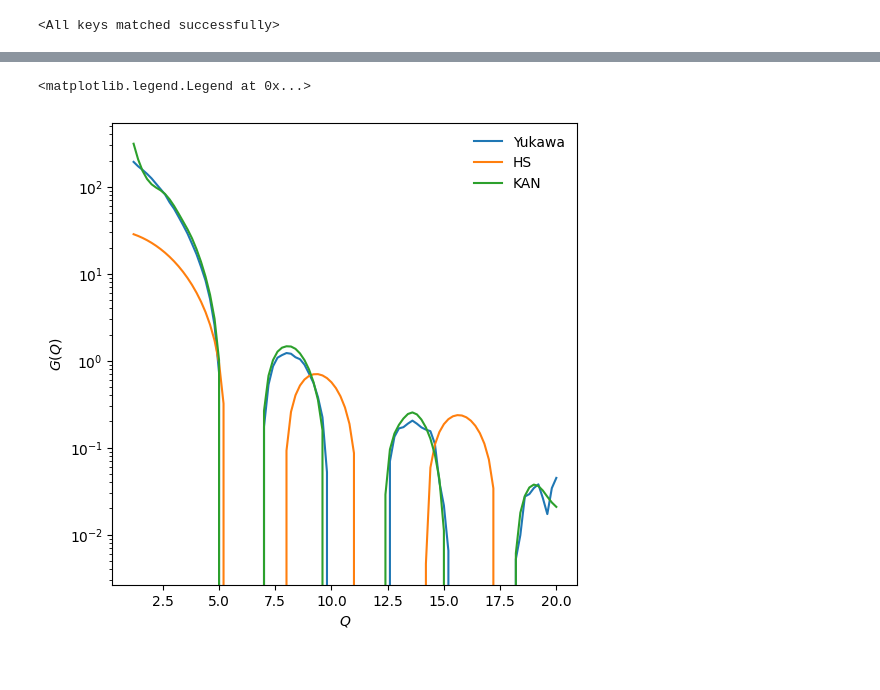
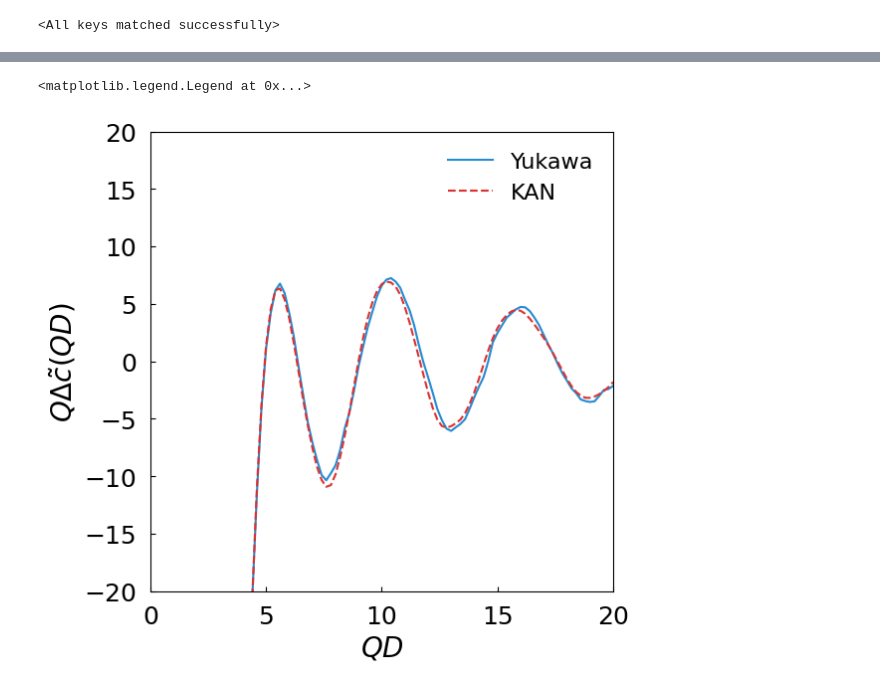
Before and after one commit to ch-tung/SQ_KAN, a Jupyter notebook: Figures_KAN_c_q.ipynb, the cells around one changed output, grey strips where cells are left out. Drawn from its saved outputs; the diff is of its cells as text; code cells hidden in the pictures.

```diff
--- a/Figures_KAN_c_q.ipynb
+++ b/Figures_KAN_c_q.ipynb
@@ -126,7 +165,7 @@ saving model version 0.0
 checkpoint directory created: ./model
 saving model version 0.0
 # %%
-model_KAN.load_state_dict(torch.load('./saved_model/KAN/model_9_7_sin_full_ft.pth'))
+model_KAN.load_state_dict(torch.load('./saved_model/KAN/model_9_7_sin_full_cq.pth'))
 # %% [output]
 <All keys matched successfully>
 # %%
@@ -232,39 +311,41 @@ def G_hs_np(phi, Q):
 # %%
-params = np.array([0.3,0.3,10])
-index = id_params(params)
-params_index = parameters_list[index]
-Q_random = np.sort(np.random.rand(250)*20)
-x_index = params_index
-x_index[:,2] = np.log(x_index[:,2])
-
-sq_GT = SQ_list[index,:].T
-sq_KAN = f_SQ_KAN(model_KAN, to_torch_device(x_index, device=device), Q_train).detach().cpu().numpy().T
+fig = plt.figure(figsize=(6,6))
+ax = fig.add_subplot()
 
 
-fig = plt.figure(figsize=(6,6))
-ax = fig.add_subplot()
-# ax.plot(Q,sq_GT)
-# ax.plot(Q_random, sq_KAN[0,:],"-.")
+for A in [10]:
+    params = np.array([0.3,0.3,A])
+    index = id_params(params)
+    params_index = parameters_list[index]
+    Q_random = np.sort(np.random.rand(250)*20)
+    x_index = params_index
+    x_index[:,2] = np.log(x_index[:,2])
 
-G_gt = ((1/sq_GT-1)/24/params[0])[:,0]*Q_train
-G_KAN = ((1/sq_KAN-1)/24/params[0])[:,0]*Q_train
-G_hs = G_hs_np(params[0], Q_train)
+    sq_GT = SQ_list[index,:].T
+    sq_KAN = f_SQ_KAN(model_KAN, to_torch_device(x_index, device=device), Q_train).detach().cpu().numpy().T
 
-C_gt = G_gt*24/Q_train
-C_KAN = G_KAN*24/Q_train
-C_hs = G_hs*24/Q_train
+    G_gt = ((1/sq_GT-1)/24/params[0])[:,0]*Q_train
+    G_KAN = ((1/sq_KAN-1)/24/params[0])[:,0]*Q_train
+    G_hs = G_hs_np(params[0], Q_train)
 
-ax.plot(Q_train,C_gt, label='Yukawa')
-ax.plot(Q_train,C_hs, label='HS')
-ax.plot(Q_train,C_KAN, label='KAN')
+    C_gt = -G_gt*24/Q_train
+    C_KAN = -G_KAN*24/Q_train
+    C_hs = -G_hs*24/Q_train
+
+    # ax.plot(Q_train,C_hs, '-k', label='HS')
+    ax.plot(Q_train,(C_gt-C_hs)*Q_train, '-', label='Yukawa', color=solarized_blue)
+    ax.plot(Q_train,(C_KAN-C_hs)*Q_train, '--', label='KAN', color=solarized_red)
 # ax.plot(Q_train,(G_gt-G_hs), label=r'$\Delta G(Q)$')
-# ax.set_ylim([-3,10])
-ax.set_yscale('log')
+ax.set_ylim([-20,20])
+# ax.set_yscale('log')
+ax.set_xlim([0,20])
+# ax.set_xscale('log')
+ax.tick_params(direction='in', axis='both', which='both', labelsize=18, pad=10)
 
-ax.set_xlabel(r'$Q$')
-ax.set_ylabel(r'$G(Q)$')
-ax.legend(frameon=False)
+ax.set_xlabel(r'$QD$',fontsize=20)
+ax.set_ylabel(r'$Q\Delta\tilde{c}(QD)$',fontsize=20)
+ax.legend(frameon=False,fontsize=16)
 # %% [output]
 <matplotlib.legend.Legend at 0x...>
-[figure, old version]
+[figure, new version]
 # %%
```
Also changed, not shown: parts of 4 cells of this notebook, 2 other files.
